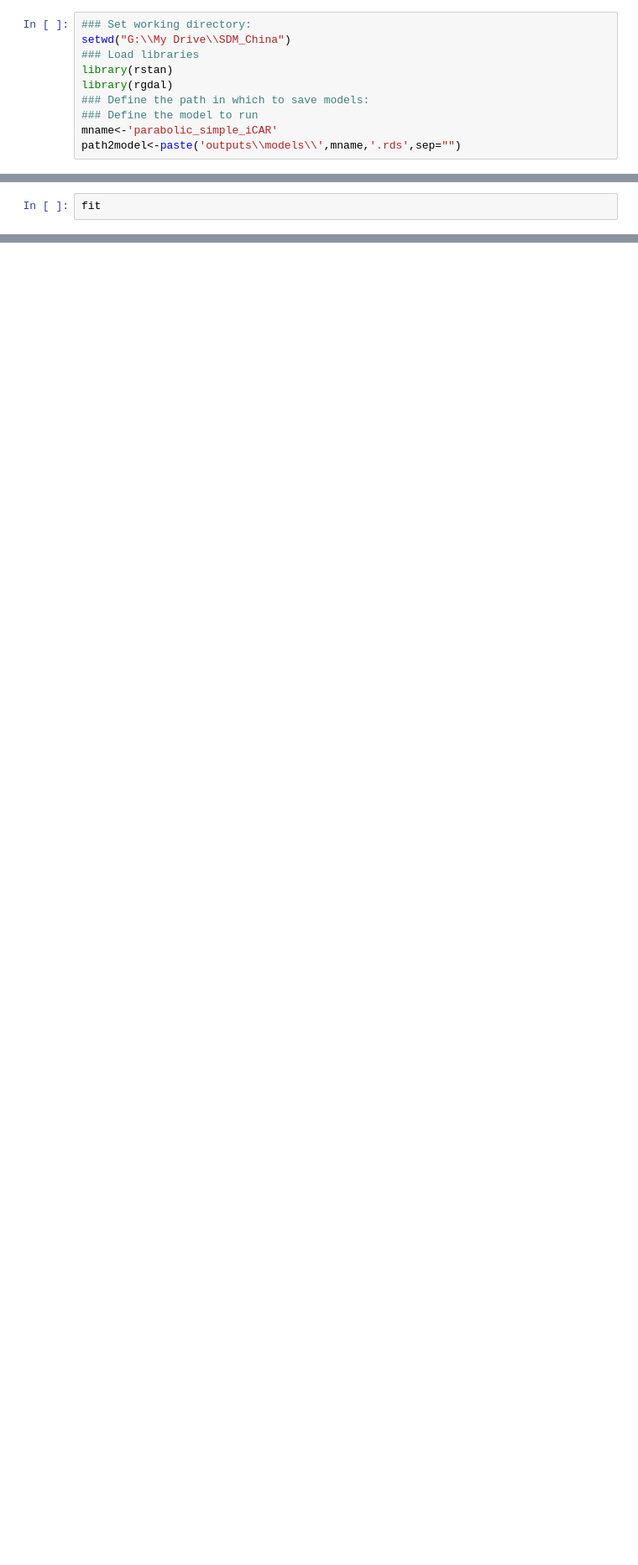
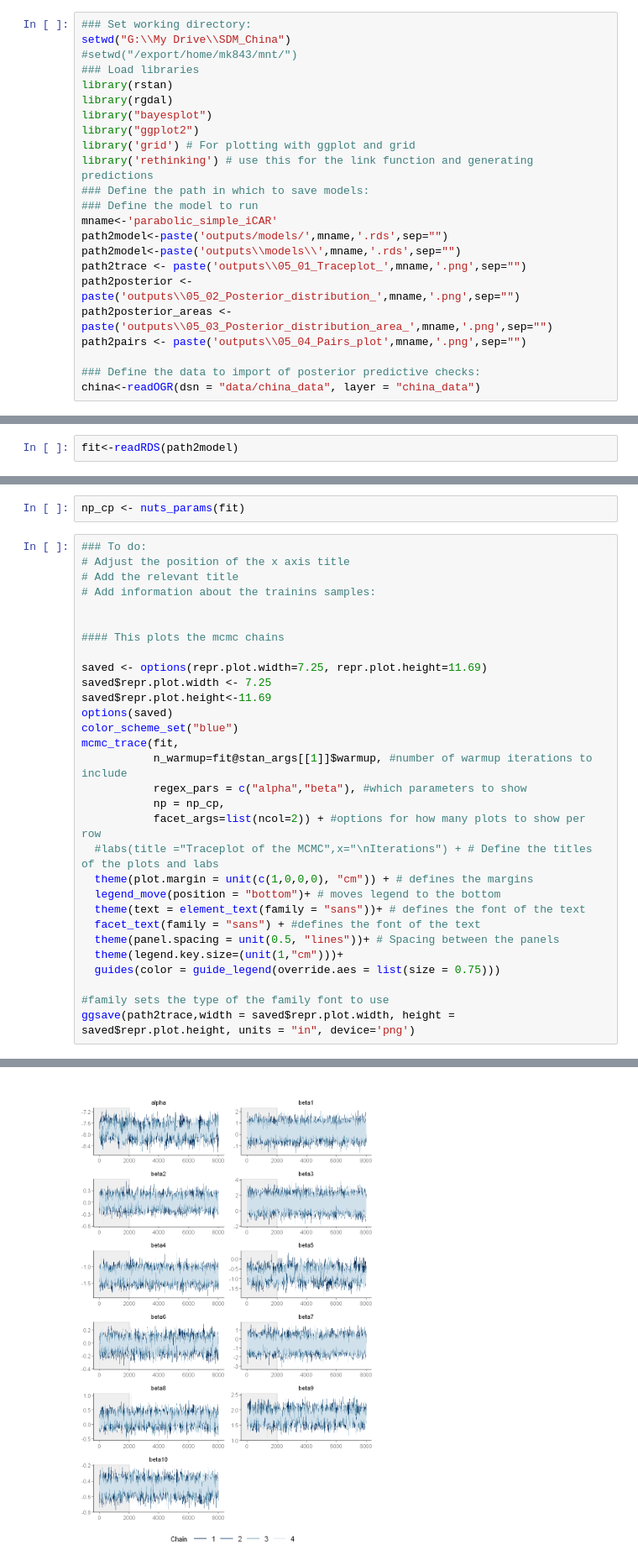
Before and after one commit to mkrzyzanska/BuckwheatNicheModelling, a Jupyter notebook: reports/05_Plot_model.ipynb, the cells around one changed output, grey strips where cells are left out. Shown: that part at 84% size. Saved outputs shown, nothing was run; the diff lists cells and outputs as text; blank space fills up the shorter version.

Commit message:
Add outputs

```diff
--- a/reports/05_Plot_model.ipynb
+++ b/reports/05_Plot_model.ipynb
@@ -1,10 +1,23 @@
 # %%
 ### Set working directory:
 setwd("G:\\My Drive\\SDM_China")
+#setwd("/export/home/mk843/mnt/")
 ### Load libraries
 library(rstan)
 library(rgdal)
+library("bayesplot")
+library("ggplot2")
+library('grid') # For plotting with ggplot and grid
+library('rethinking') # use this for the link function and generating predictions
 ### Define the path in which to save models:
 ### Define the model to run
 mname<-'parabolic_simple_iCAR'
+path2model<-paste('outputs/models/',mname,'.rds',sep="")
 path2model<-paste('outputs\\models\\',mname,'.rds',sep="")
+path2trace <- paste('outputs\\05_01_Traceplot_',mname,'.png',sep="")
+path2posterior <- paste('outputs\\05_02_Posterior_distribution_',mname,'.png',sep="")
+path2posterior_areas <- paste('outputs\\05_03_Posterior_distribution_area_',mname,'.png',sep="")
+path2pairs <- paste('outputs\\05_04_Pairs_plot',mname,'.png',sep="")
+
+### Define the data to import of posterior predictive checks:
+china<-readOGR(dsn = "data/china_data", layer = "china_data")
@@ -19,2 +46,2 @@ ERROR: Error in readRDS(path2model): cannot read workspace version 3 written by
 # %%
-fit
+fit<-readRDS(path2model)
@@ -50,0 +53,33 @@ plot(posterior$sigma, type = "l")
+# %%
+np_cp <- nuts_params(fit)
+# %%
+### To do:
+# Adjust the position of the x axis title
+# Add the relevant title
+# Add information about the trainins samples:
+
+
+#### This plots the mcmc chains
+
+saved <- options(repr.plot.width=7.25, repr.plot.height=11.69)
+saved$repr.plot.width <- 7.25
+saved$repr.plot.height<-11.69
+options(saved)
+color_scheme_set("blue")
+mcmc_trace(fit,
+           n_warmup=fit@stan_args[[1]]$warmup, #number of warmup iterations to include
+           regex_pars = c("alpha","beta"), #which parameters to show
+           np = np_cp,
+           facet_args=list(ncol=2)) + #options for how many plots to show per row
+  #labs(title ="Traceplot of the MCMC",x="\nIterations") + # Define the titles of the plots and labs
+  theme(plot.margin = unit(c(1,0,0,0), "cm")) + # defines the margins
+  legend_move(position = "bottom")+ # moves legend to the bottom
+  theme(text = element_text(family = "sans"))+ # defines the font of the text
+  facet_text(family = "sans") + #defines the font of the text
+  theme(panel.spacing = unit(0.5, "lines"))+ # Spacing between the panels
+  theme(legend.key.size=(unit(1,"cm")))+
+  guides(color = guide_legend(override.aes = list(size = 0.75)))
+
+#family sets the type of the family font to use
+ggsave(path2trace,width = saved$repr.plot.width, height = saved$repr.plot.height, units = "in", device='png')
+# %% [output]
@@ -50,0 +87 @@ plot(posterior$sigma, type = "l")
+[figure, added]
```
Also changed, not shown: parts of 17 cells of this notebook, 16 other files.
